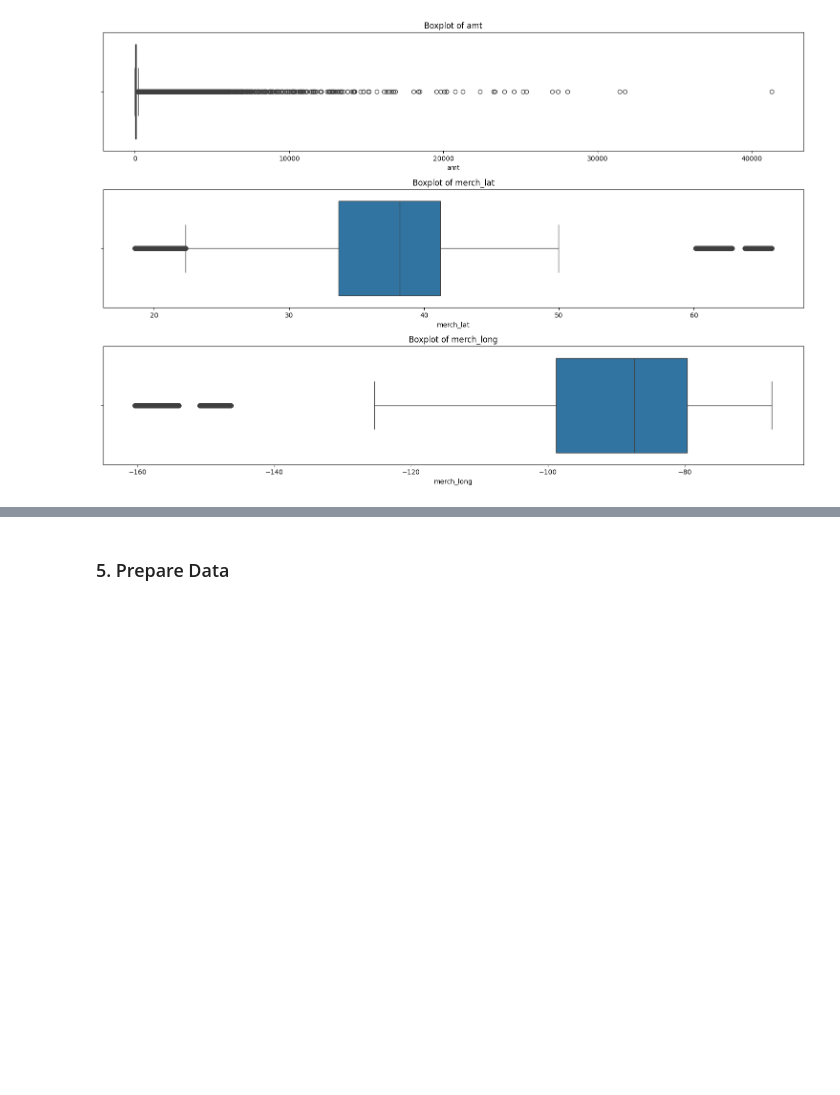
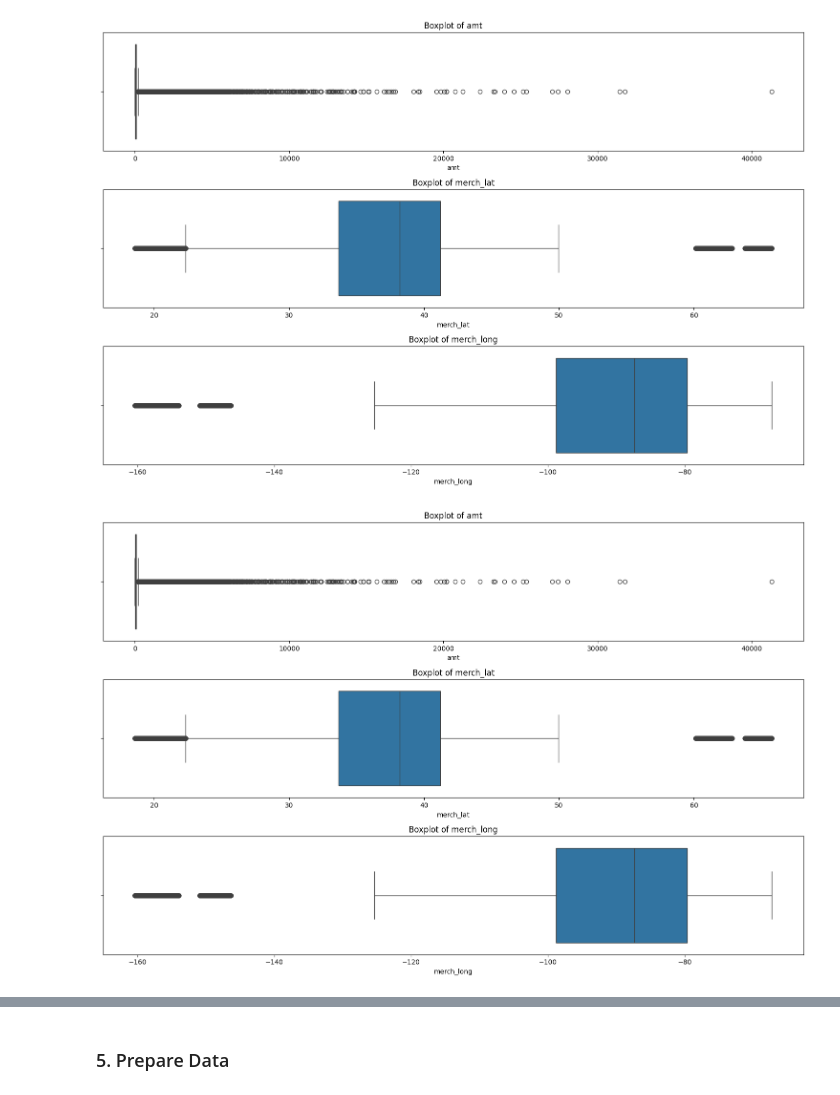
Before and after one commit to shrestha1/AT3_MLA, a Jupyter notebook: 36106_AT3_25020076_regression.ipynb, the cells around one changed output, grey strips where cells are left out. Cells and saved outputs as stored; diff of their text form; code cells hidden in the pictures; blank space fills up the shorter version.

```diff
--- a/36106_AT3_25020076_regression.ipynb
+++ b/36106_AT3_25020076_regression.ipynb
@@ -453,3 +335,16 @@ plt.tight_layout()
 plt.show()
 # %% [output]
 [figure]
+# %%
+# Boxplots for numerical features
+numerical_features = ['amt', 'merch_lat', 'merch_long']
+
+plt.figure(figsize=(15, 10))
+for i, feature in enumerate(numerical_features, 1):
+    plt.subplot(3, 1, i)
+    sns.boxplot(x=merged_df[feature])
+    plt.title(f'Boxplot of {feature}')
+plt.tight_layout()
+plt.show()
+# %% [output]
+[figure, added]
```
Also changed, not shown: parts of 37 cells of this notebook.
